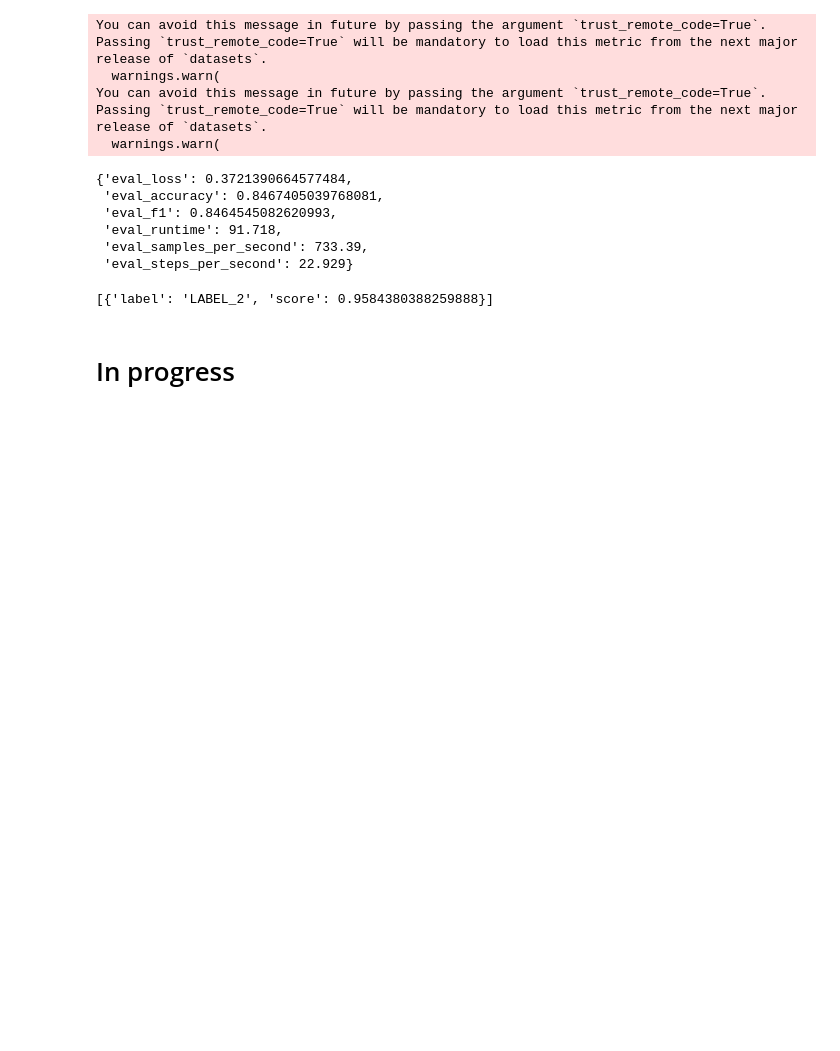
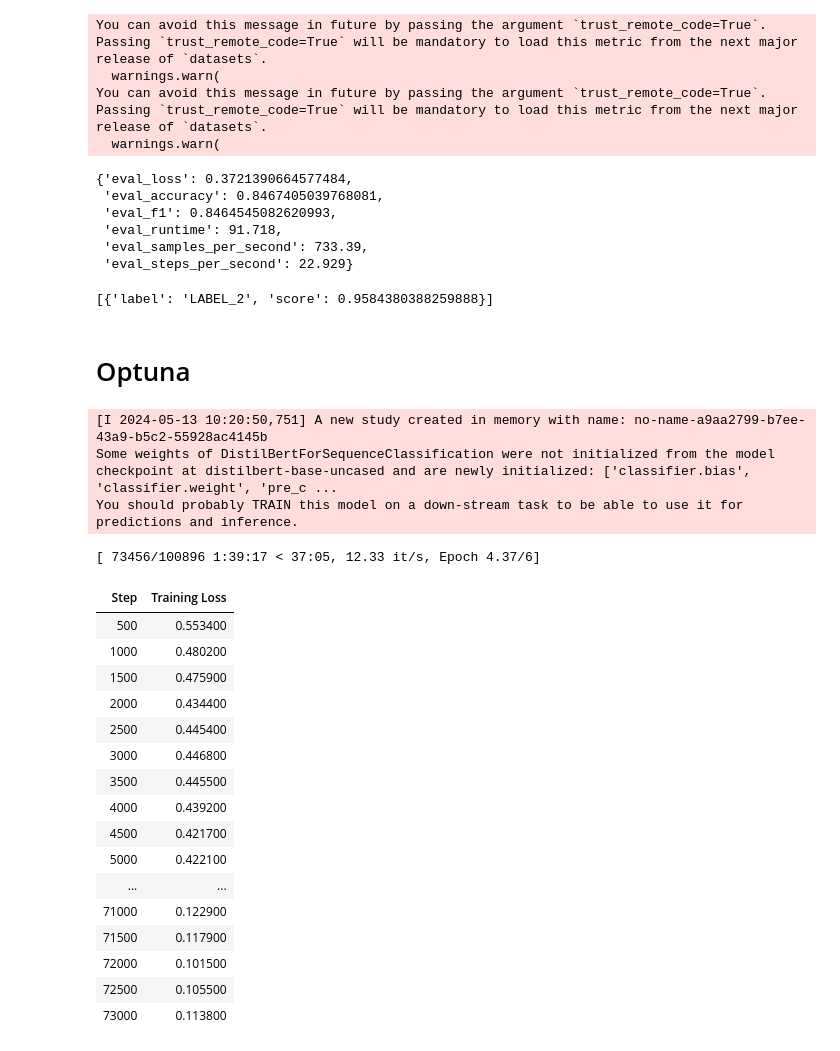
Before and after one commit to Oleksij-gh/SentimentAnalysis, a Jupyter notebook: Fine-tune distilbert-base-uncased.ipynb, the cells around one changed output. Cells and saved outputs as stored; diff of their text form; code cells hidden in the pictures; blank space fills up the shorter version.

```diff
--- a/Fine-tune distilbert-base-uncased.ipynb
+++ b/Fine-tune distilbert-base-uncased.ipynb
@@ -226,2 +226,2 @@ sentiment_model(['@blizzard overwatch is good game'])
-# %% [markdown]
-# In progress
+# %% [markdown]
+# Optuna
@@ -227,0 +230,37 @@ sentiment_model(['@blizzard overwatch is good game'])
+# %%
+def optuna_hp_space(trial):
+
+    return {
+        "learning_rate": trial.suggest_float("learning_rate", 1e-7, 1e-3, log=True),
+        "per_device_train_batch_size": trial.suggest_categorical("per_device_train_batch_size", [16, 32, 64]),
+        "num_train_epochs": trial.suggest_int("num_train_epochs", 2, 10),
+    }
+# %%
+best_trials = trainer.hyperparameter_search(
+    direction=["minimize"],
+    backend="optuna",
+    hp_space=optuna_hp_space,
+    n_trials=20
+)
+# %% [output]
+[I 2024-05-13 10:20:50,751] A new study created in memory with name: no-name-a9aa2799-b7ee-43a9-b5c2-55928ac4145b
+Some weights of DistilBertForSequenceClassification were not initialized from the model checkpoint at distilbert-base-uncased and are newly initialized: ['classifier.bias', 'classifier.weight', 'pre_c ...
+You should probably TRAIN this model on a down-stream task to be able to use it for predictions and inference.
+[ 73456/100896 1:39:17 < 37:05, 12.33 it/s, Epoch 4.37/6]
+| Step | Training Loss |
+| 500 | 0.553400 |
+| 1000 | 0.480200 |
+| 1500 | 0.475900 |
+| 2000 | 0.434400 |
+| 2500 | 0.445400 |
+| 3000 | 0.446800 |
+| 3500 | 0.445500 |
+| 4000 | 0.439200 |
+| 4500 | 0.421700 |
+| 5000 | 0.422100 |
+| ... | ... |
+| 71000 | 0.122900 |
+| 71500 | 0.117900 |
+| 72000 | 0.101500 |
+| 72500 | 0.105500 |
+| 73000 | 0.113800 |
```
Also changed, not shown: parts of 2 cells of this notebook.
